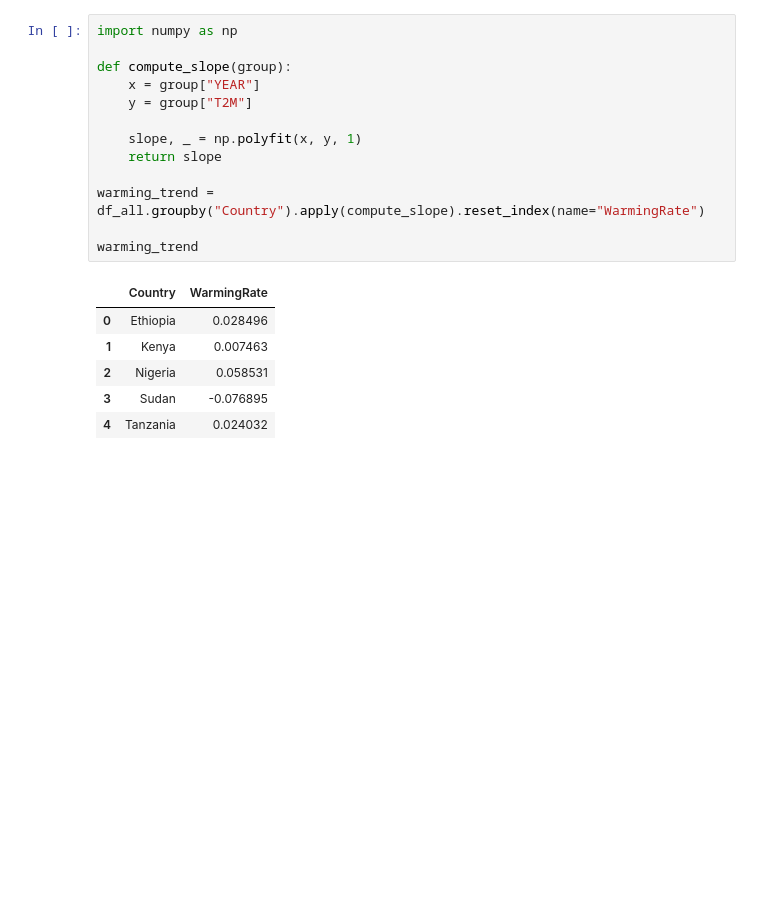
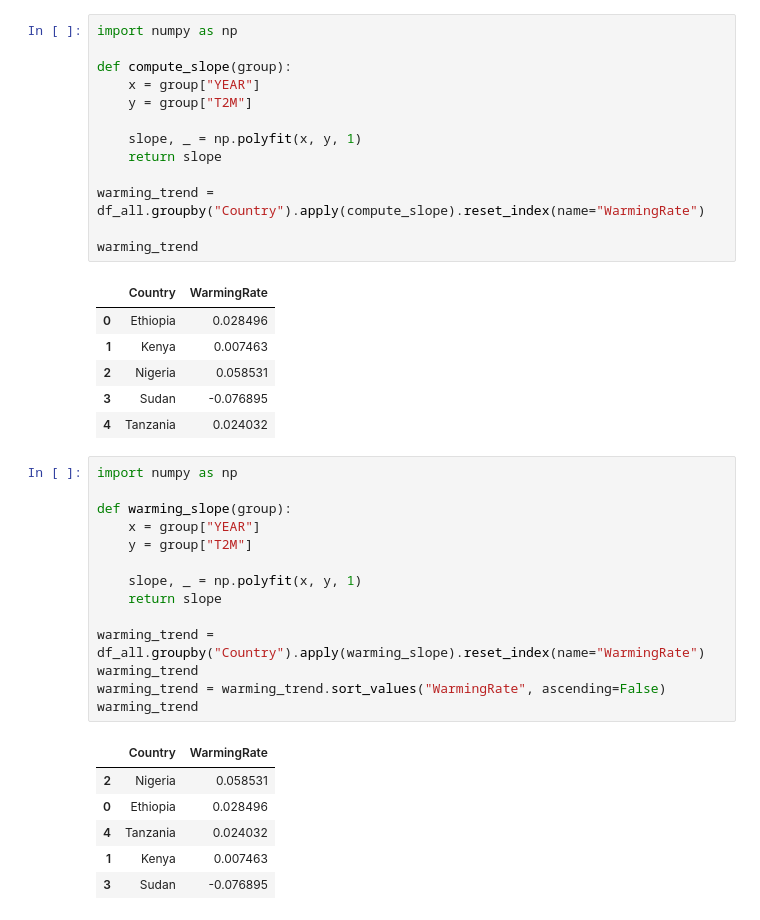
Before and after one commit to Richo-Worku/climatechange-week0, a Jupyter notebook: compare_countries.ipynb, the cells around one changed output. Cells and saved outputs as stored; diff of their text form; blank space fills up the shorter version.

```diff
--- a/compare_countries.ipynb
+++ b/compare_countries.ipynb
@@ -278,3 +278,24 @@ warming_trend
 | 2 | Nigeria | 0.058531 |
 | 3 | Sudan | -0.076895 |
 | 4 | Tanzania | 0.024032 |
+# %%
+import numpy as np
+
+def warming_slope(group):
+    x = group["YEAR"]
+    y = group["T2M"]
+
+    slope, _ = np.polyfit(x, y, 1)
+    return slope
+
+warming_trend = df_all.groupby("Country").apply(warming_slope).reset_index(name="WarmingRate")
+warming_trend
+warming_trend = warming_trend.sort_values("WarmingRate", ascending=False)
+warming_trend
+# %% [output]
+|  | Country | WarmingRate |
+| 2 | Nigeria | 0.058531 |
+| 0 | Ethiopia | 0.028496 |
+| 4 | Tanzania | 0.024032 |
+| 1 | Kenya | 0.007463 |
+| 3 | Sudan | -0.076895 |
```
Also changed, not shown: parts of 6 cells of this notebook.
